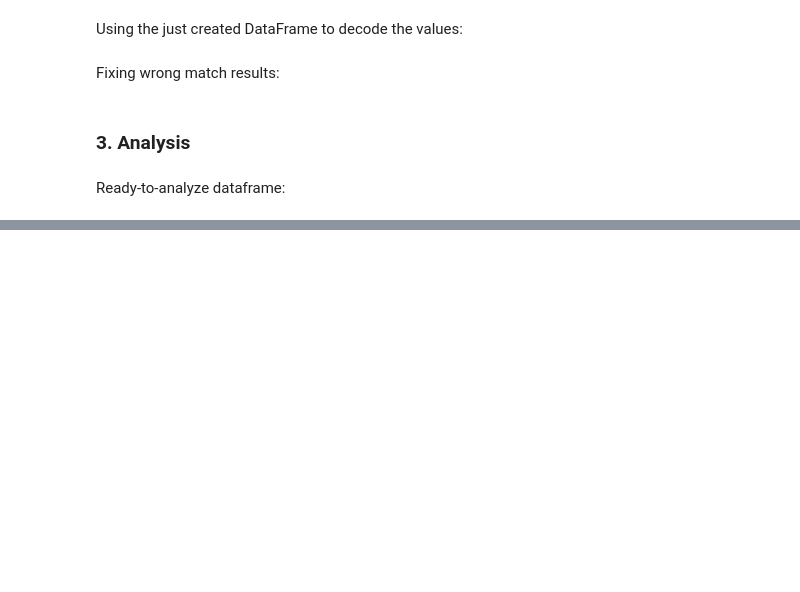
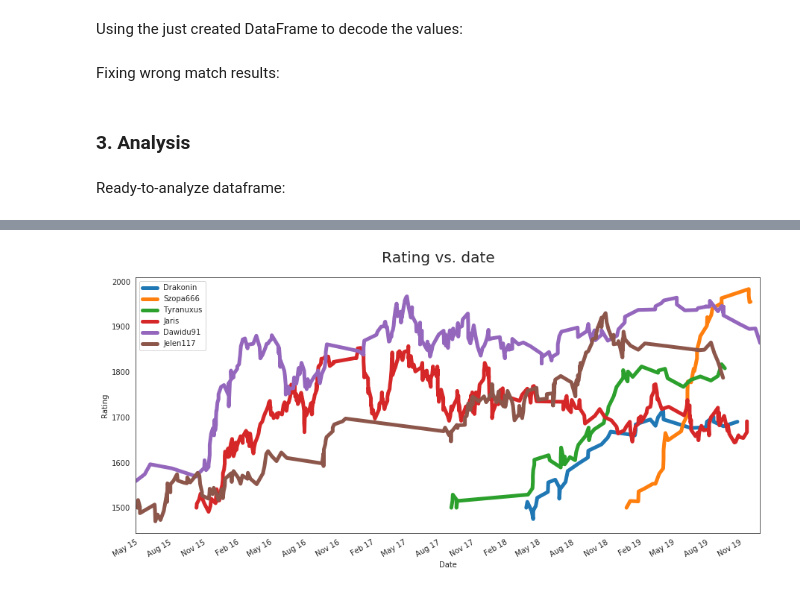
Before and after one commit to lkk7/HW-data-analysis, a Jupyter notebook: main.ipynb, the cells around one changed output, grey strips where cells are left out. Cells and saved outputs as stored; diff of their text form; code cells hidden in the pictures; blank space fills up the shorter version.

```diff
--- a/main.ipynb
+++ b/main.ipynb
@@ -83,0 +118,11 @@ deciphered_df.head()
+# %%
+fig, ax = plt.subplots(figsize=(15, 7))
+fig.suptitle('Rating vs. date', fontsize=20, y=0.95)
+ax.xaxis.set_major_locator(mdates.MonthLocator(interval=3))
+ax.xaxis.set_major_formatter(mdates.DateFormatter('%b %y'))
+for player in rating_df['player'].unique():
+    rating_df[rating_df['player'] == player].plot.line(ax=ax, x='game_date', y='rating', label=player, lw=5)
+ax.set_xlabel('Date')
+ax.set_ylabel('Rating');
+# %% [output]
+[figure, added]
```
Also changed, not shown: parts of 25 cells of this notebook.
